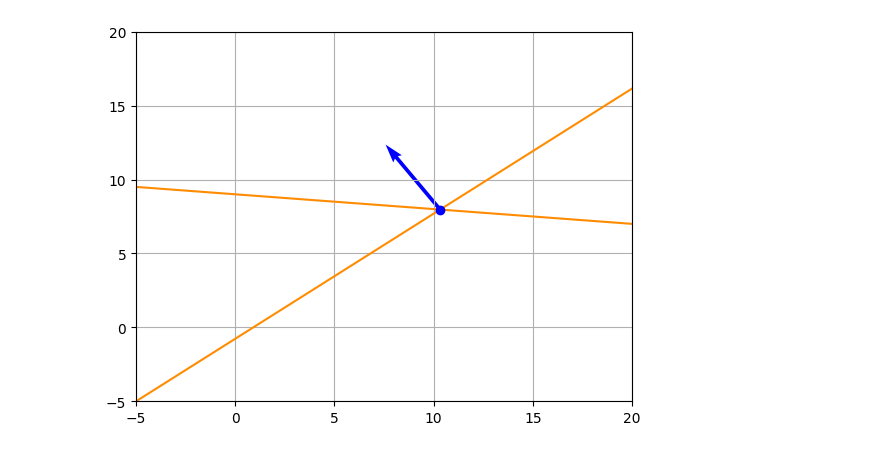
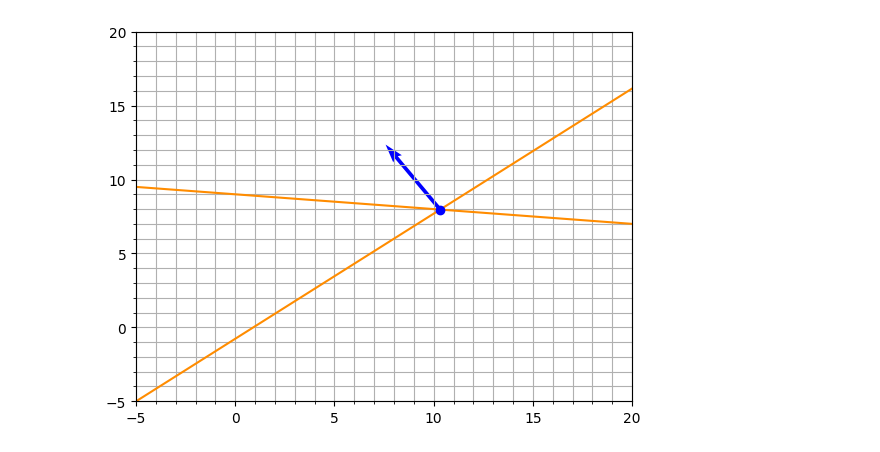
Before and after one commit to OafishSpark/Cutting-Plane-Generators, a Jupyter notebook: test.ipynb, the cells around one changed output. Drawn from its saved outputs; the diff is of its cells as text; code cells hidden in the pictures.

```diff
--- a/test.ipynb
+++ b/test.ipynb
@@ -17,36 +17,44 @@ signs = mps.load_mps("./files/plane.mps")[5]
 obj = mps.load_mps("./files/plane.mps")[6]
 a_matrix = mps.load_mps("./files/plane.mps")[7]
 rhs = mps.load_mps("./files/plane.mps")[9]['RHS']
 
 constraints = zip(signs, a_matrix, rhs)
 
 x = np.array([-10 + 0.1 * i for i in range(0, 1001)])
 
 fig = plt.figure()
 ax = fig.add_subplot(1, 1, 1)
-ax.grid(True)
+ax.grid(which='both', clip_on=False)
 ax.set_ylim(-5, 20)
 ax.set_xlim(-5, 20)
+
+major_ticks = np.arange(-5, 21, 5)
+minor_ticks = np.arange(-4, 21, 1)
+
+ax.set_xticks(major_ticks)
+ax.set_xticks(minor_ticks, minor=True)
+ax.set_yticks(major_ticks)
+ax.set_yticks(minor_ticks, minor=True)
 
 for sign, row, rhs in constraints:
     y = (rhs - row[0] * x) / row[1]
     ax.plot(x, y, 'darkorange')
 
 lp = LP()
 lp.readLP(b"./files/plane.mps")
 lp.solve()
 x_r, y_r = lp.getPrimal()
 
 ax.plot(x_r, y_r, 'ob')
 
 V = np.array(-obj)
 origin = np.array([[x_r],[y_r]])
 
-ax.quiver(*origin, V[0], V[1], color=['b'], scale=100)
+ax.quiver(*origin, V[0], V[1], color=['b'], scale=100, clip_on=False)
 
 plt.show()
 # %% [output]
-[figure, old version]
+[figure, new version]
 # %%
 from pyscipopt import Model
 
```
Also changed, not shown: parts of 2 cells of this notebook.
